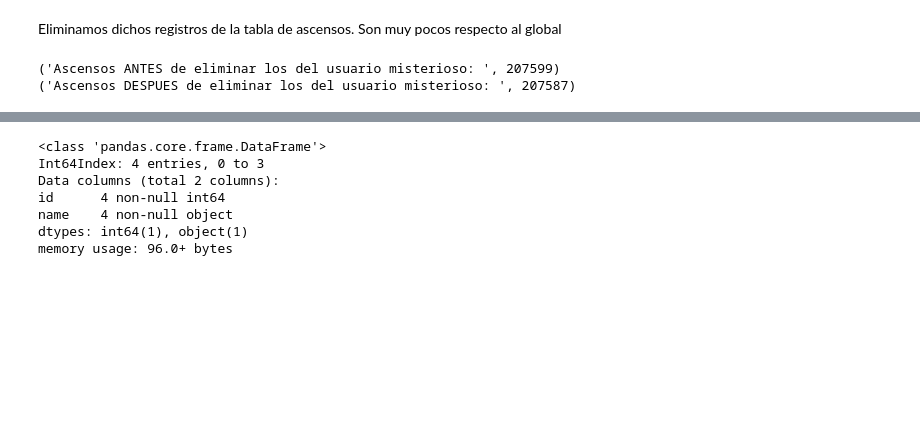
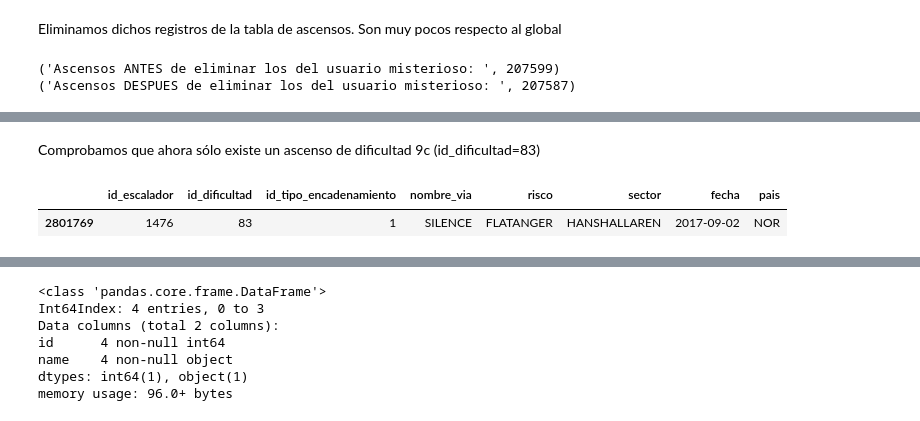
Before and after one commit to jmsanchezff/datahack_practica_bbdd, a Jupyter notebook: Caso de uso.ipynb, the cells around one changed output, grey strips where cells are left out. Cells and saved outputs as stored; diff of their text form; code cells hidden in the pictures; blank space fills up the shorter version.

```diff
--- a/Caso de uso.ipynb
+++ b/Caso de uso.ipynb
@@ -476,3 +549,13 @@ print ('Ascensos DESPUES de eliminar los del usuario misterioso: ', len(df_ascen
+# %%
+df_ascensos = df_ascensos[df_ascensos['id_escalador']!=48467];
+df_escaladores = df_escaladores[df_escaladores['id']!=48467];
+# %% [markdown]
+Comprobamos que ahora sólo existe un ascenso de dificultad 9c (id_dificultad=83)
+# %%
+df_ascensos[df_ascensos['id_dificultad'] == max(df_ascensos['id_dificultad'])]
+# %% [output]
+|  | id_escalador | id_dificultad | id_tipo_encadenamiento | nombre_via | risco | sector | fecha | pais |
+| 2801769 | 1476 | 83 | 1 | SILENCE | FLATANGER | HANSHALLAREN | 2017-09-02 | NOR |
 # %%
 df_dificultades.info()
 # %% [output]
```
Also changed, not shown: parts of 23 cells of this notebook, 4 other files.
